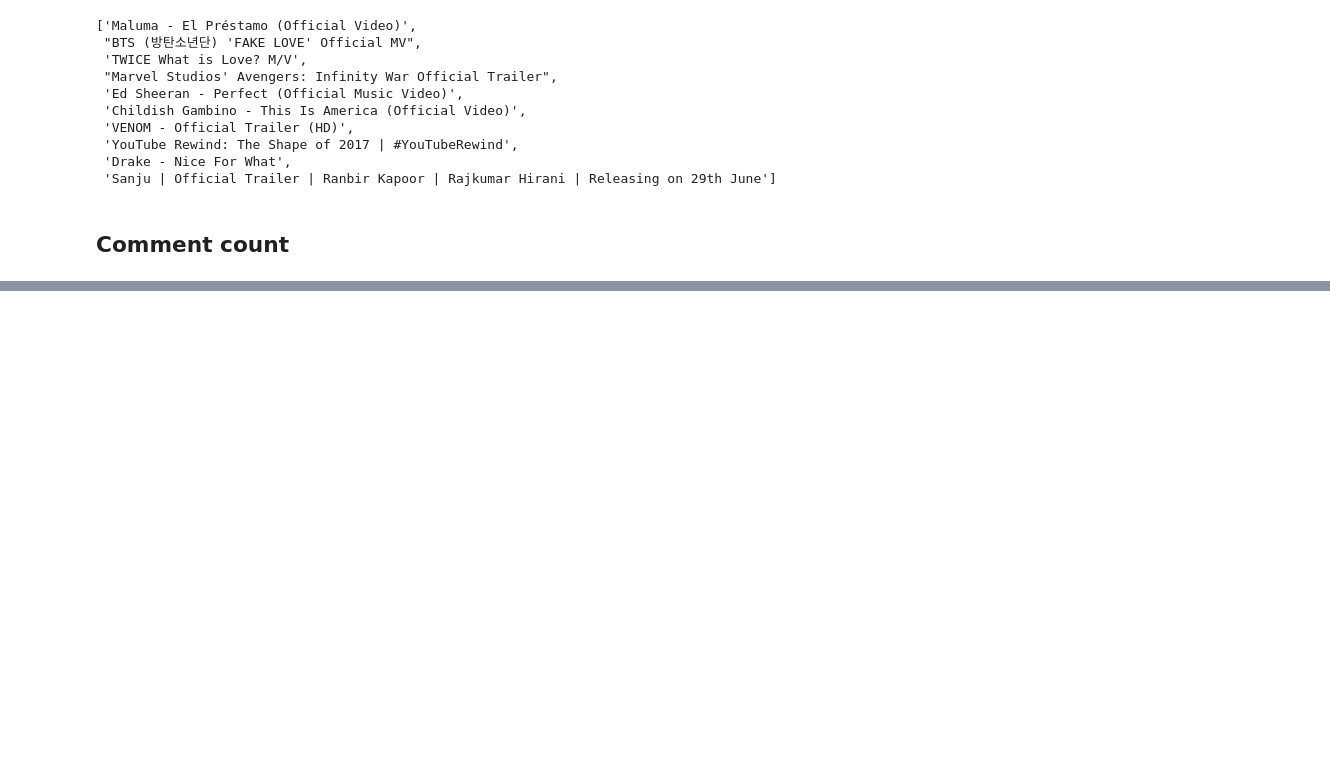
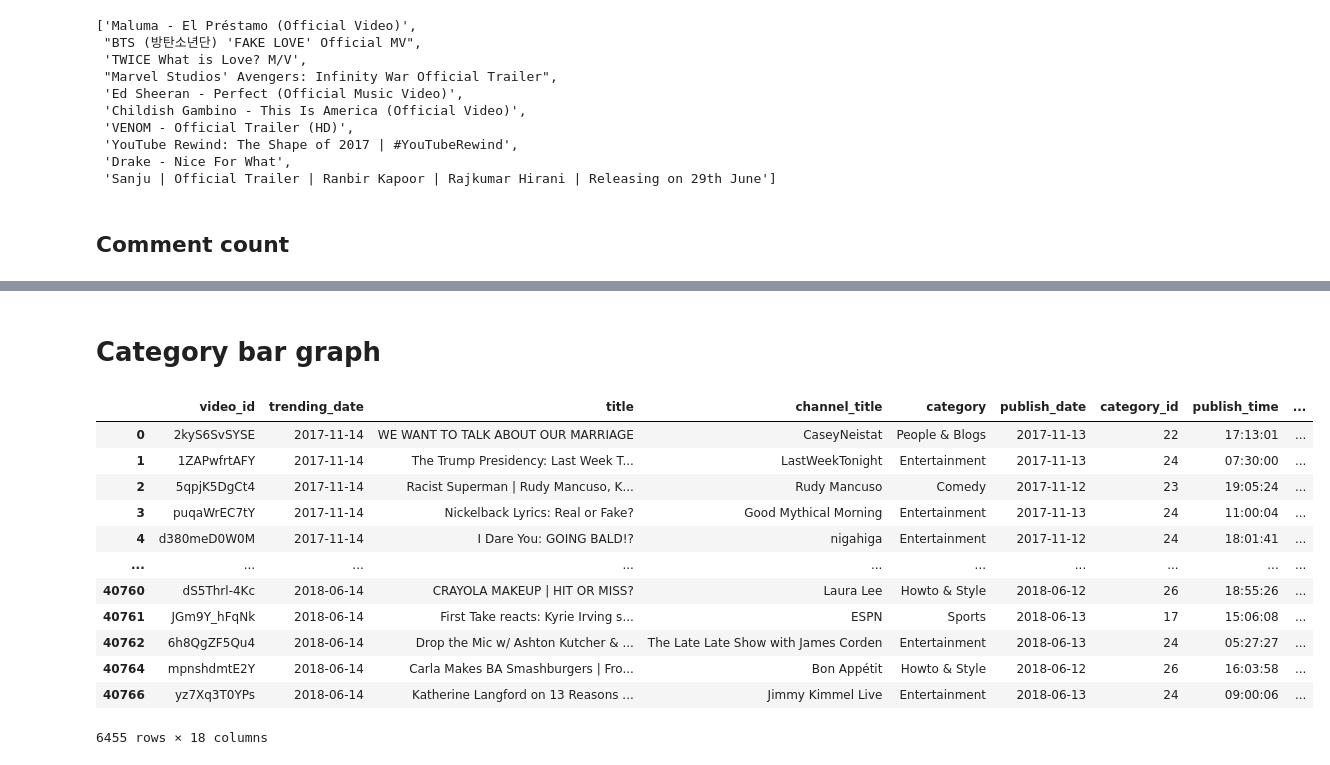
Before and after one commit to jlee1114/CaseStudy01, a Jupyter notebook: preprocessing.ipynb, the cells around one changed output, grey strips where cells are left out. Saved outputs shown, nothing was run; the diff lists cells and outputs as text; code cells hidden in the pictures; blank space fills up the shorter version.

```diff
--- a/preprocessing.ipynb
+++ b/preprocessing.ipynb
@@ -146,3 +191,21 @@ most(my_df,'comment_count')
  'Melting Every Lipstick From Sephora Together',
  "BTS (방탄소년단) LOVE YOURSELF 轉 Tear 'Singularity' Comeback Trailer",
  "Marvel Studios' Avengers: Infinity War Official Trailer"]
+# %% [markdown]
+# Category bar graph
+# %%
+my_df
+# %% [output]
+|  | video_id | trending_date | title | channel_title | category | publish_date | category_id | publish_time | ... |
+| 0 | 2kyS6SvSYSE | 2017-11-14 | WE WANT TO TALK ABOUT OUR MARRIAGE | CaseyNeistat | People & Blogs | 2017-11-13 | 22 | 17:13:01 | ... |
+| 1 | 1ZAPwfrtAFY | 2017-11-14 | The Trump Presidency: Last Week T... | LastWeekTonight | Entertainment | 2017-11-13 | 24 | 07:30:00 | ... |
+| 2 | 5qpjK5DgCt4 | 2017-11-14 | Racist Superman | Rudy Mancuso, K... | Rudy Mancuso | Comedy | 2017-11-12 | 23 | 19:05:24 | ... |
+| 3 | puqaWrEC7tY | 2017-11-14 | Nickelback Lyrics: Real or Fake? | Good Mythical Morning | Entertainment | 2017-11-13 | 24 | 11:00:04 | ... |
+| 4 | d380meD0W0M | 2017-11-14 | I Dare You: GOING BALD!? | nigahiga | Entertainment | 2017-11-12 | 24 | 18:01:41 | ... |
+| ... | ... | ... | ... | ... | ... | ... | ... | ... | ... |
+| 40760 | dS5Thrl-4Kc | 2018-06-14 | CRAYOLA MAKEUP | HIT OR MISS? | Laura Lee | Howto & Style | 2018-06-12 | 26 | 18:55:26 | ... |
+| 40761 | JGm9Y_hFqNk | 2018-06-14 | First Take reacts: Kyrie Irving s... | ESPN | Sports | 2018-06-13 | 17 | 15:06:08 | ... |
+| 40762 | 6h8QgZF5Qu4 | 2018-06-14 | Drop the Mic w/ Ashton Kutcher & ... | The Late Late Show with James Corden | Entertainment | 2018-06-13 | 24 | 05:27:27 | ... |
+| 40764 | mpnshdmtE2Y | 2018-06-14 | Carla Makes BA Smashburgers | Fro... | Bon Appétit | Howto & Style | 2018-06-12 | 26 | 16:03:58 | ... |
+| 40766 | yz7Xq3T0YPs | 2018-06-14 | Katherine Langford on 13 Reasons ... | Jimmy Kimmel Live | Entertainment | 2018-06-13 | 24 | 09:00:06 | ... |
+6455 rows × 18 columns
```
Also changed, not shown: parts of 10 cells of this notebook.
